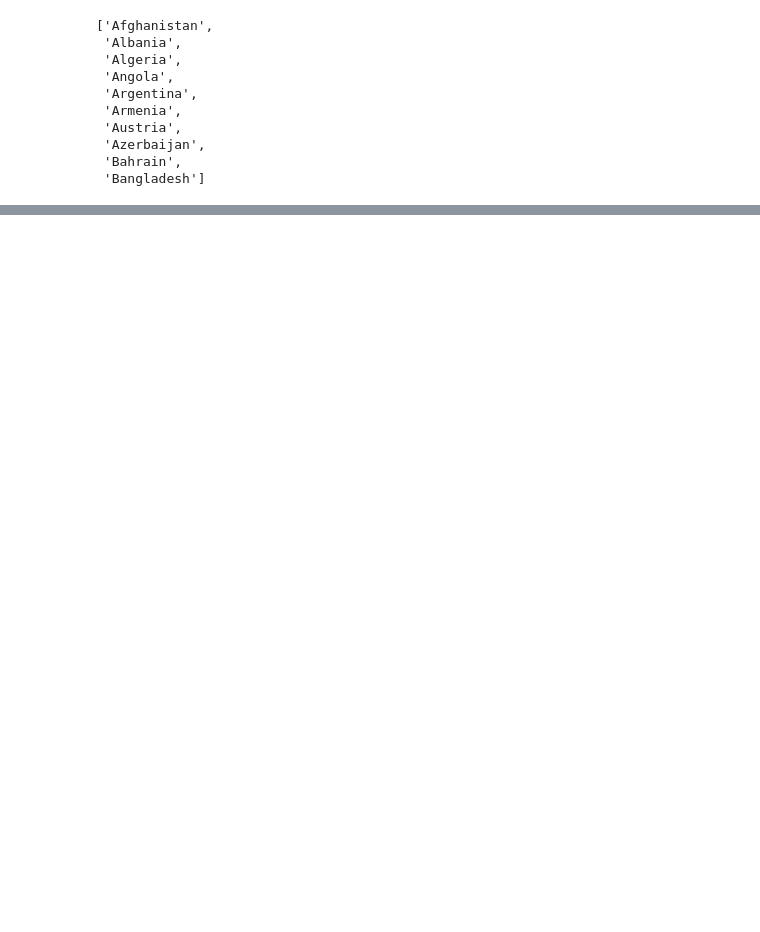
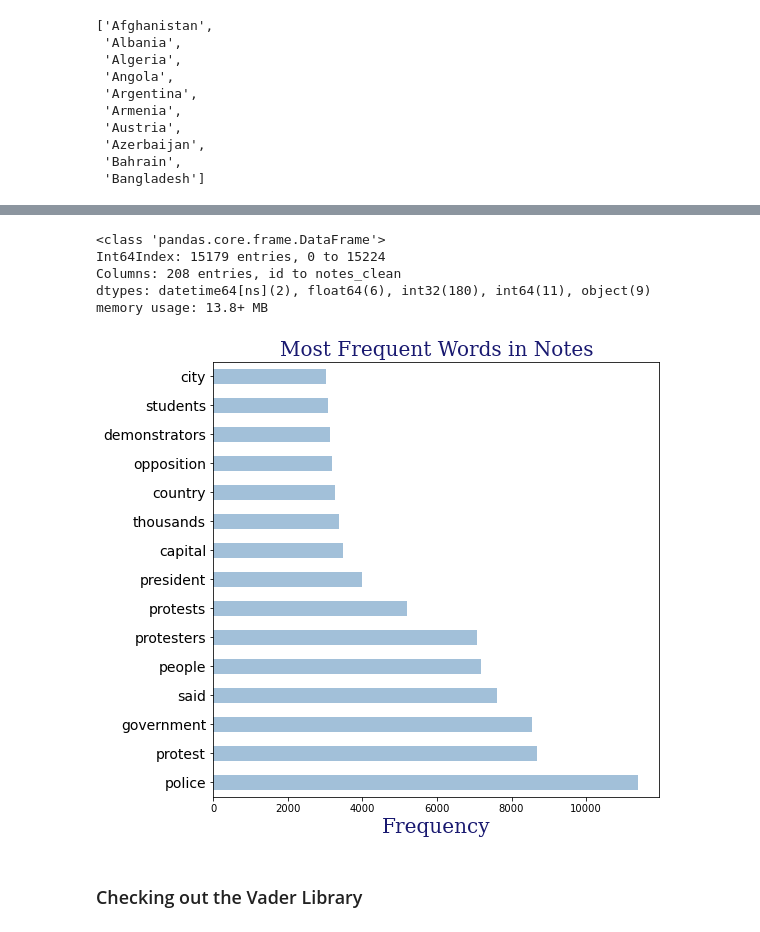
Before and after one commit to EmFib/Mass-Protests, a Jupyter notebook: users/sentiment_analysis.ipynb, the cells around one changed output, grey strips where cells are left out. Drawn from its saved outputs; the diff is of its cells as text; code cells hidden in the pictures; blank space fills up the shorter version.

```diff
--- a/users/sentiment_analysis.ipynb
+++ b/users/sentiment_analysis.ipynb
@@ -122,0 +155,13 @@ standardize_text(mass, 'notes_clean')
+# %%
+mass_stopwords = ['protest','protests','protester','protesters']
+# all_stop_words = text.ENGLISH_STOP_WORDS.union(mass_stop_words)
+all_stop_words = text.ENGLISH_STOP_WORDS
+# %%
+def vectorize_and_plot(df, text_field, color):
+    cvec = CountVectorizer(stop_words=all_stop_words)
+    col = df[text_field]
+    cvec.fit(col)
+    col = cvec.transform(col)
+    plot_df = pd.DataFrame(col.todense(),
+                          columns=cvec.get_feature_names())
+    plot_df.sum().sort_values(ascending=False).head(15).plot(kind='barh', align='center', alpha=0.5, color=color);
@@ -122,0 +198,2 @@ standardize_text(mass, 'notes_clean')
+# %%
+notes_mass = mass.copy()
@@ -122,0 +212,29 @@ standardize_text(mass, 'notes_clean')
+# %%
+notes_mass = notes_mass[notes_mass['notes'].notna()]
+# %%
+notes_mass.info()
+# %% [output]
+<class 'pandas.core.frame.DataFrame'>
+Int64Index: 15179 entries, 0 to 15224
+Columns: 208 entries, id to notes_clean
+dtypes: datetime64[ns](2), float64(6), int32(180), int64(11), object(9)
+memory usage: 13.8+ MB
+# %%
+font = {'family': 'serif',
+        'color':  'midnightblue',
+        'weight': 'normal',
+        'size': 20,
+        }
+
+plt.figure(figsize=(8, 8))
+plt.plot(131)
+vectorize_and_plot(notes_mass, 'notes_clean', 'steelblue')
+plt.title('Most Frequent Words in Notes', fontdict=font)
+plt.yticks(fontsize=14)
+plt.xlabel('Frequency', fontdict=font)
+
+plt.savefig('frequency.png')
+# %% [output]
+[figure, added]
+# %% [markdown]
+### Checking out the Vader Library
```
Also changed, not shown: parts of 48 cells of this notebook, 3 other files.
